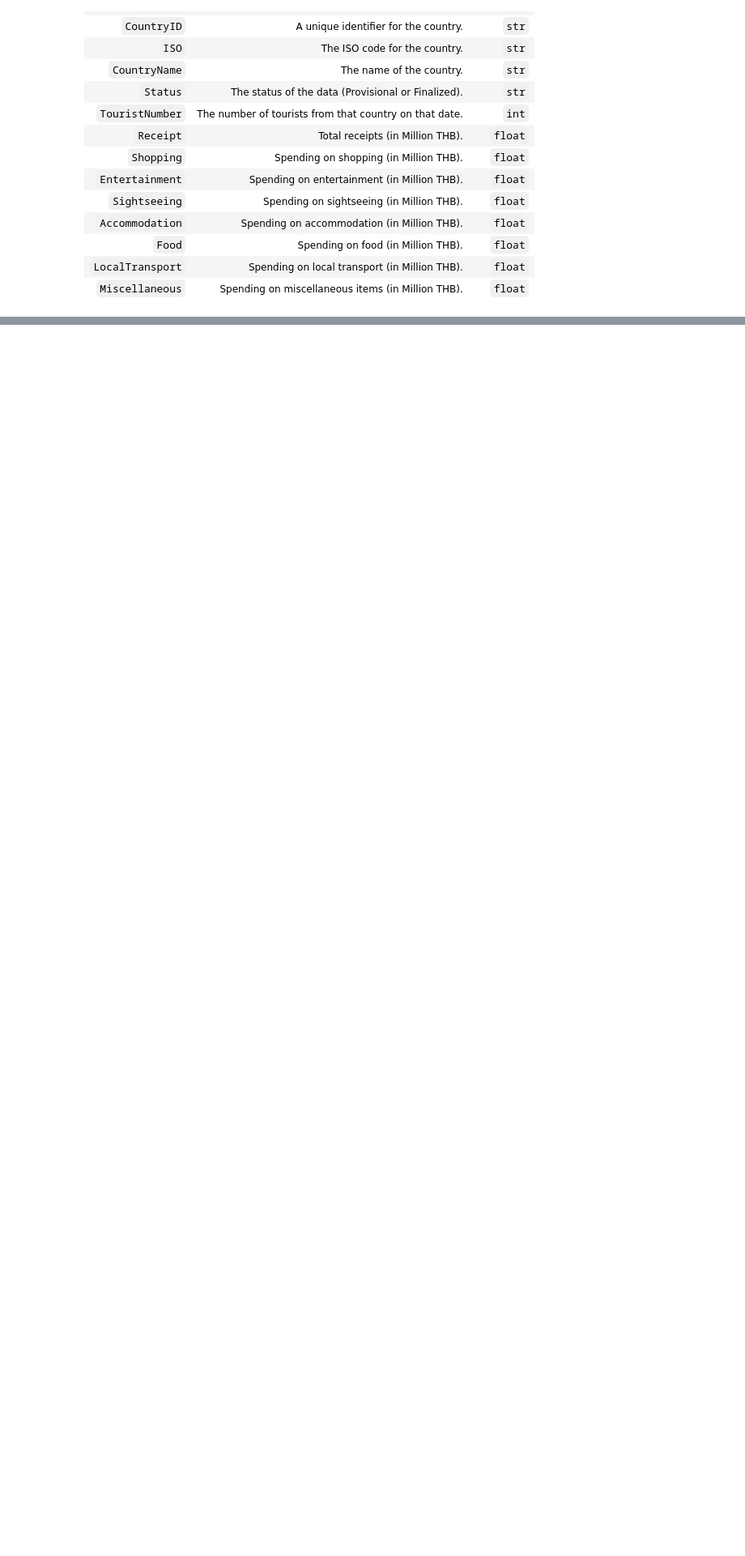
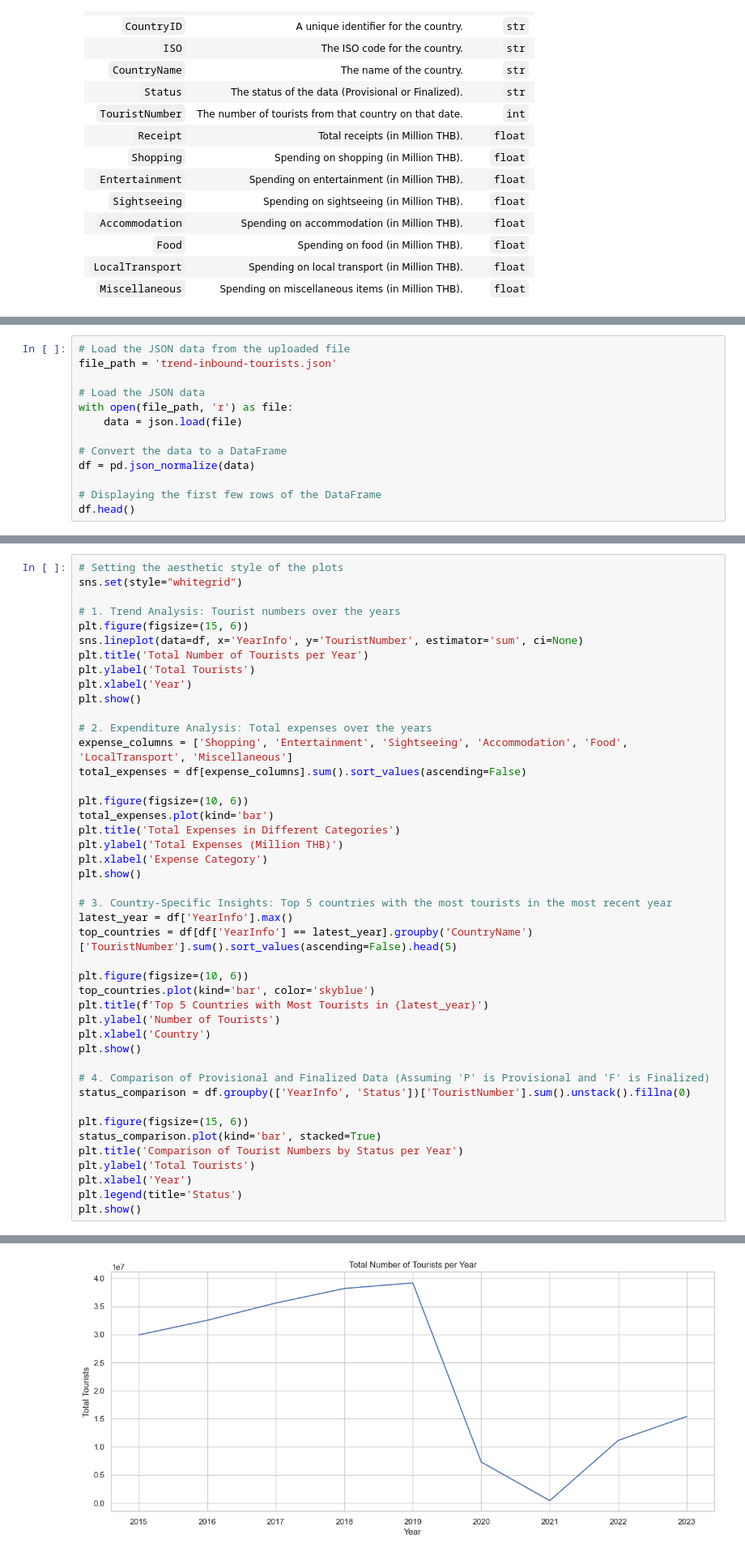
Before and after one commit to vk-poonyakanok/thailand-tourism-trend, a Jupyter notebook: Thailand_Tourism_Trends_Analysis.ipynb, the cells around one changed output, grey strips where cells are left out. Shown at 81% size. Saved outputs shown, nothing was run; the diff lists cells and outputs as text; blank space fills up the shorter version.

```diff
--- a/Thailand_Tourism_Trends_Analysis.ipynb
+++ b/Thailand_Tourism_Trends_Analysis.ipynb
@@ -53,0 +88,13 @@ The dataset is sourced from the [Thailand Tourism Trend](https://data.go.th/en/d
+# %%
+# Load the JSON data from the uploaded file
+file_path = 'trend-inbound-tourists.json'
+
+# Load the JSON data
+with open(file_path, 'r') as file:
+    data = json.load(file)
+
+# Convert the data to a DataFrame
+df = pd.json_normalize(data)
+
+# Displaying the first few rows of the DataFrame
+df.head()
@@ -53,0 +108,45 @@ The dataset is sourced from the [Thailand Tourism Trend](https://data.go.th/en/d
+# %%
+# Setting the aesthetic style of the plots
+sns.set(style="whitegrid")
+
+# 1. Trend Analysis: Tourist numbers over the years
+plt.figure(figsize=(15, 6))
+sns.lineplot(data=df, x='YearInfo', y='TouristNumber', estimator='sum', ci=None)
+plt.title('Total Number of Tourists per Year')
+plt.ylabel('Total Tourists')
+plt.xlabel('Year')
+plt.show()
+
+# 2. Expenditure Analysis: Total expenses over the years
+expense_columns = ['Shopping', 'Entertainment', 'Sightseeing', 'Accommodation', 'Food', 'LocalTransport', 'Miscellaneous']
+total_expenses = df[expense_columns].sum().sort_values(ascending=False)
+
+plt.figure(figsize=(10, 6))
+total_expenses.plot(kind='bar')
+plt.title('Total Expenses in Different Categories')
+plt.ylabel('Total Expenses (Million THB)')
+plt.xlabel('Expense Category')
+plt.show()
+
+# 3. Country-Specific Insights: Top 5 countries with the most tourists in the most recent year
+latest_year = df['YearInfo'].max()
+top_countries = df[df['YearInfo'] == latest_year].groupby('CountryName')['TouristNumber'].sum().sort_values(ascending=False).head(5)
+
+plt.figure(figsize=(10, 6))
+top_countries.plot(kind='bar', color='skyblue')
+plt.title(f'Top 5 Countries with Most Tourists in {latest_year}')
+plt.ylabel('Number of Tourists')
+plt.xlabel('Country')
+plt.show()
+
+# 4. Comparison of Provisional and Finalized Data (Assuming 'P' is Provisional and 'F' is Finalized)
+status_comparison = df.groupby(['YearInfo', 'Status'])['TouristNumber'].sum().unstack().fillna(0)
+
+plt.figure(figsize=(15, 6))
+status_comparison.plot(kind='bar', stacked=True)
+plt.title('Comparison of Tourist Numbers by Status per Year')
+plt.ylabel('Total Tourists')
+plt.xlabel('Year')
+plt.legend(title='Status')
+plt.show()
+# %% [output]
@@ -53,0 +156 @@ The dataset is sourced from the [Thailand Tourism Trend](https://data.go.th/en/d
+[figure, added]
```
Also changed, not shown: parts of 9 cells of this notebook.
